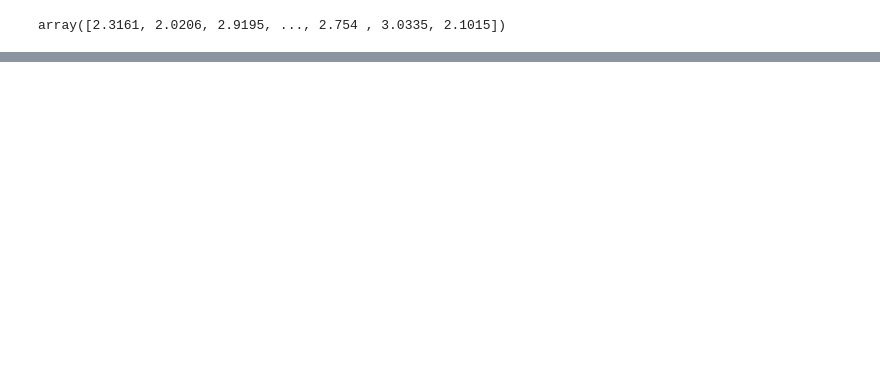
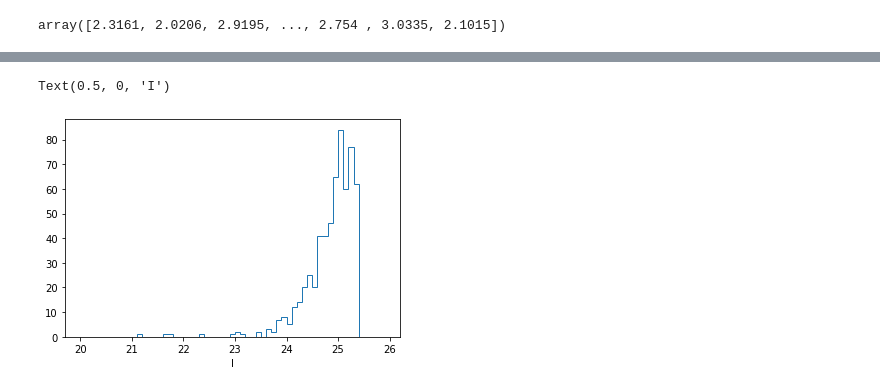
Before and after one commit to michaelJwilson/DESILBG, a Jupyter notebook: planning/faqa.ipynb, the cells around one changed output, grey strips where cells are left out. Saved outputs shown, nothing was run; the diff lists cells and outputs as text; code cells hidden in the pictures; blank space fills up the shorter version.

```diff
--- a/planning/faqa.ipynb
+++ b/planning/faqa.ipynb
@@ -192,0 +247,9 @@ len(assigned_tmgs), len(assigned_lbgs)
+# %%
+assigned_gdrops = assigned_lbgs[assigned_lbgs['SAMPLE'] == 'CLAUDS-G']
+# assigned_gdrops
+# %%
+_ = pl.hist(assigned_gdrops['I'], bins=np.arange(20.0, 26.0, 0.1), histtype='step', label='g-drops')
+pl.xlabel('I')
+# %% [output]
+Text(0.5, 0, 'I')
+[figure, added]
```
Also changed, not shown: parts of 28 cells of this notebook, 1 other file.
